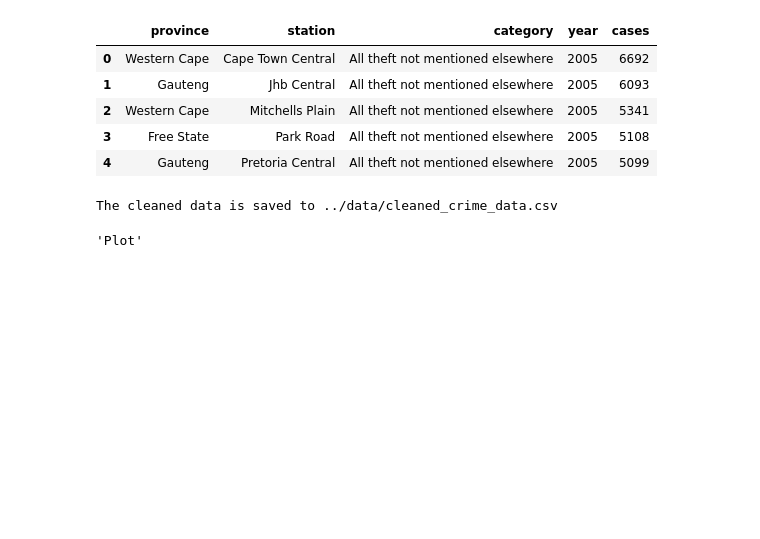
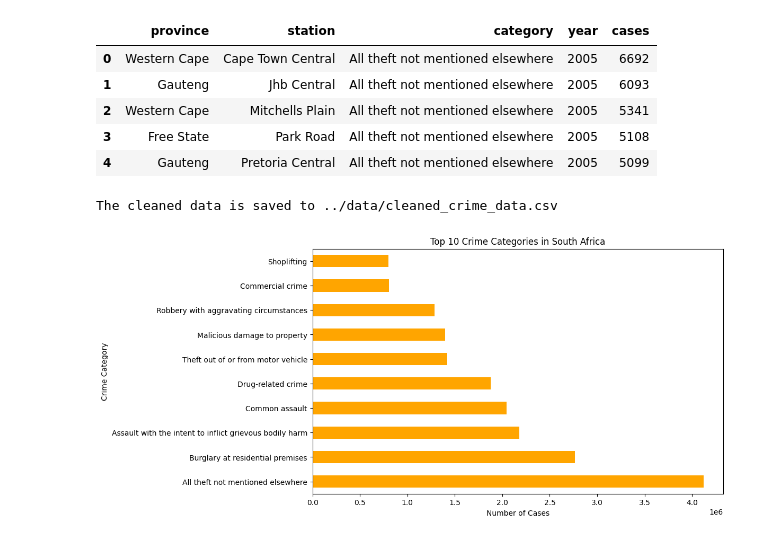
Before and after one commit to slindile24/Crime_Trends_Analysis_SA, a Jupyter notebook: crime_stats_sa/notebooks/crime_analysis.ipynb, the cells around one changed output. Cells and saved outputs as stored; diff of their text form; code cells hidden in the pictures; blank space fills up the shorter version.

Commit message:
visualization done for top 10 crime categories

```diff
--- a/crime_stats_sa/notebooks/crime_analysis.ipynb
+++ b/crime_stats_sa/notebooks/crime_analysis.ipynb
@@ -95,10 +95,16 @@ The cleaned data is saved to ../data/cleaned_crime_data.csv
 # %%
 """Plotting most common cases by category"""
 category_totals = df_transformed.groupby("category")["cases"].sum().sort_values(ascending=False)
 
 """top 10 categories"""
 top_10 = category_totals.head(10)
 
 """Plot"""
+plt.figure(figsize=(10,6))  #width=10 , height= 6
+top_10.plot(kind="barh",color="orange")
+plt.title("Top 10 Crime Categories in South Africa")
+plt.xlabel("Number of Cases")
+plt.ylabel("Crime Category")
+plt.show()
 # %% [output]
-'Plot'
+[figure, added]
```
